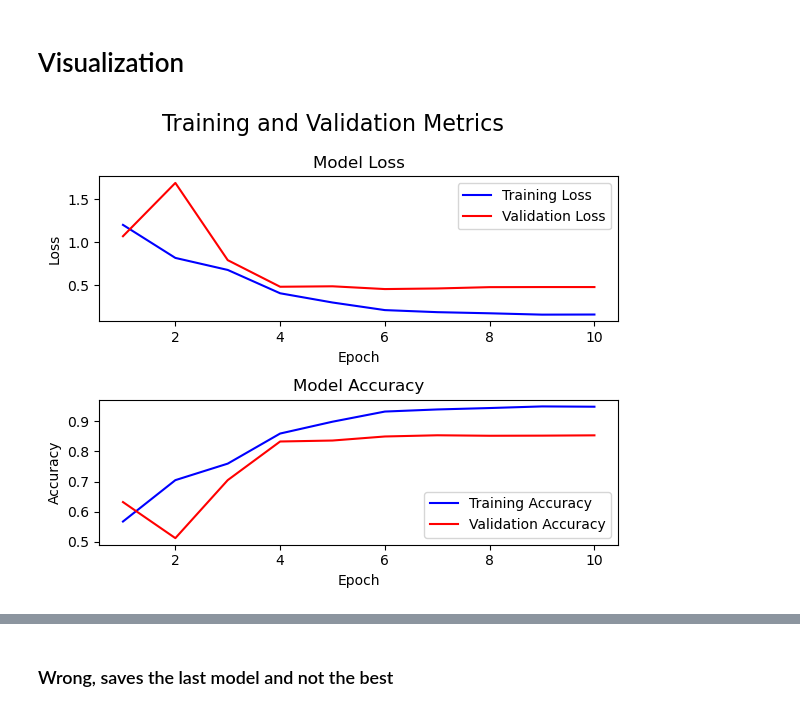
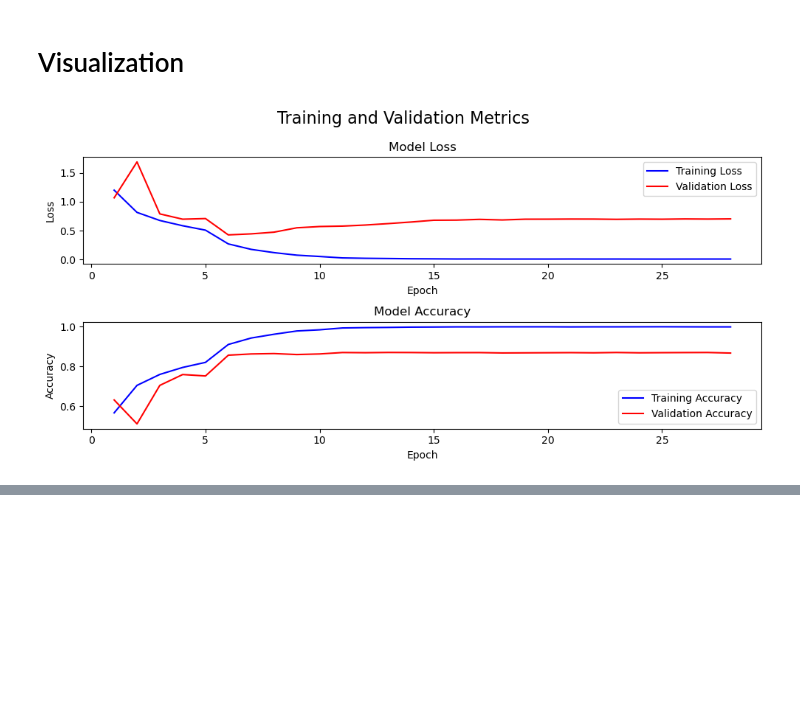
Before and after one commit to michsute/North-American-Animals-Classification, a Jupyter notebook: resnet_baseline.ipynb, the cells around one changed output, grey strips where cells are left out. Cells and saved outputs as stored; diff of their text form; code cells hidden in the pictures; blank space fills up the shorter version.

Commit message:
Added saved model, evaluation metrics and cleaned

```diff
--- a/resnet_baseline.ipynb
+++ b/resnet_baseline.ipynb
@@ -16,7 +16,7 @@ data_dir = '/exchange/dspro01/group3/data/train'
 dataset = datasets.ImageFolder(root=data_dir, transform=transform) # assigns labels automatically according to folder's name
 # %%
 num_classes = 12            # number of categories
-num_epochs =  3           # set the number of epochs for training # TODO AUGMENT TO 25
+num_epochs =  25          # set the number of epochs for training # TODO AUGMENT TO 25
 learning_rate = 0.001
 # %%
 # For reproducibility
@@ -30,10 +30,8 @@ train_size = int(0.8 * total_size)
 val_size = int(0.2 * total_size)
 # %%
 # Split
-generator = torch.Generator().manual_seed(seed) # reproducible
-train_dataset, val_dataset = random_split(
-    dataset, [train_size, val_size], generator=generator
-)
+generator = torch.Generator().manual_seed(seed) # For reproducibility
+train_dataset, val_dataset = random_split(dataset, [train_size, val_size], generator=generator)
 # %%
 len(train_dataset) == (2400 * 12 * 0.8)
 # %% [output]
@@ -52,7 +50,7 @@ import torch.nn as nn
 model = models.resnet50(pretrained=True)
 
 num_features = model.fc.in_features # Retrieves the number of input features from the current final layer (fc) of the model
-model.fc = nn.Linear(num_features, 12) # Replaces the existing final layer with a new nn.Linear layer. Full connected - could add more layers
+model.fc = nn.Linear(num_features, num_classes) # Replaces the existing final layer with a new nn.Linear layer. Full connected - could add more layers
 # %%
 import torch.optim as optim
 
@@ -166,59 +193,42 @@ Training complete
 import matplotlib.pyplot as plt
 import numpy as np
 
 # Data from your training output
-epochs = range(1, 11)
-#train_loss = [1.2046, 0.8164, 0.6721, 0.5795, 0.4985, 0.4179, 0.3544, 0.3011, 0.2437, 0.2144]
-#train_acc = [0.5643, 0.7060, 0.7622, 0.7950, 0.8245, 0.8527, 0.8794, 0.8968, 0.9164, 0.9263]
-#val_loss = [1.1494, 0.9248, 0.7390, 0.9132, 0.5970, 0.6041, 0.6934, 0.6527, 0.6923, 0.8519]
-#val_acc = [0.5924, 0.6811, 0.7340, 0.6747, 0.7854, 0.7898, 0.7632, 0.7981, 0.8010, 0.7495]
-
-
-#train_loss = [0.2005, 0.1795, 0.1565, 0.1487, 0.1382, 0.1174, 0.1184, 0.1141, 0.1006, 0.1074]
-#train_acc = [0.9314, 0.9385, 0.9450, 0.9500, 0.9530, 0.9601, 0.9598, 0.9612, 0.9663, 0.9625]
-#val_loss = [0.8022, 0.6737, 0.8607, 0.8347, 0.7254, 0.6479, 0.7382, 0.9915, 0.9643, 0.8319]
-#val_acc = [0.7741, 0.8196, 0.7589, 0.7780, 0.8045, 0.8340, 0.8174, 0.7507, 0.7609, 0.7872]
-
-train_loss = [1.2014, 0.8165, 0.6764, 0.4045, 0.2970, 0.2085, 0.1845, 0.1714, 0.1557, 0.1570]
-train_acc = [0.5668, 0.7046, 0.7596, 0.8598, 0.8992, 0.9330, 0.9400, 0.9447, 0.9501, 0.9491]
-val_loss = [1.0693, 1.6902, 0.7904, 0.4805, 0.4858, 0.4536, 0.4606, 0.4760, 0.4770, 0.4769]
-val_acc = [0.6316, 0.5115, 0.7047, 0.8333, 0.8365, 0.8500, 0.8540, 0.8524, 0.8528, 0.8538]
-
-
+epochs = range(1, (num_epochs+1)+3)
 
 # Create a figure with two subplots
-fig, (ax1, ax2) = plt.subplots(2, 1, figsize=(6, 5))
+fig, (ax1, ax2) = plt.subplots(2, 1, figsize=(10, 5))
 fig.suptitle('Training and Validation Metrics', fontsize=16)
 
 # Plot training & validation loss values
-ax1.plot(epochs, train_loss, 'b-', label='Training Loss')
-ax1.plot(epochs, val_loss, 'r-', label='Validation Loss')
+ax1.plot(epochs, train_losses, 'b-', label='Training Loss')
+ax1.plot(epochs, val_losses, 'r-', label='Validation Loss')
 ax1.set_title('Model Loss')
 ax1.set_xlabel('Epoch')
 ax1.set_ylabel('Loss')
 ax1.legend()
 
 # Plot training & validation accuracy values
-ax2.plot(epochs, train_acc, 'b-', label='Training Accuracy')
-ax2.plot(epochs, val_acc, 'r-', label='Validation Accuracy')
+ax2.plot(epochs, train_accuracies, 'b-', label='Training Accuracy')
+ax2.plot(epochs, val_accuracies, 'r-', label='Validation Accuracy')
 ax2.set_title('Model Accuracy')
 ax2.set_xlabel('Epoch')
 ax2.set_ylabel('Accuracy')
 ax2.legend()
 
 # Adjust layout and display the plot
 plt.tight_layout()
 plt.show()
 
 # Calculate and print best validation accuracy
-best_val_acc = max(val_acc)
-best_epoch = val_acc.index(best_val_acc) + 1
-print(f"Best validation accuracy: {best_val_acc:.4f} (Epoch {best_epoch})")
+best_val_accuracy = max(val_accuracies)
+best_epoch = val_accuracies.index(best_val_accuracy) + 1
+print(f"Best validation accuracy: {best_val_accuracy:.4f} (Epoch {best_epoch})")
 
 # Calculate and print final training-validation gap
-final_train_acc = train_acc[-1]
-final_val_acc = val_acc[-1]
+final_train_acc = train_accuracies[-1]
+final_val_acc = val_accuracies[-1]
 acc_gap = final_train_acc - final_val_acc
 print(f"Final accuracy gap (train - val): {acc_gap:.4f}")
 # %% [output]
-[figure, old version]
+[figure, new version]
@@ -227,2 +236,0 @@ Final accuracy gap (train - val): 0.0953
-# %% [markdown]
-### Wrong, saves the last model and not the best
```
Also changed, not shown: parts of 7 cells of this notebook.
